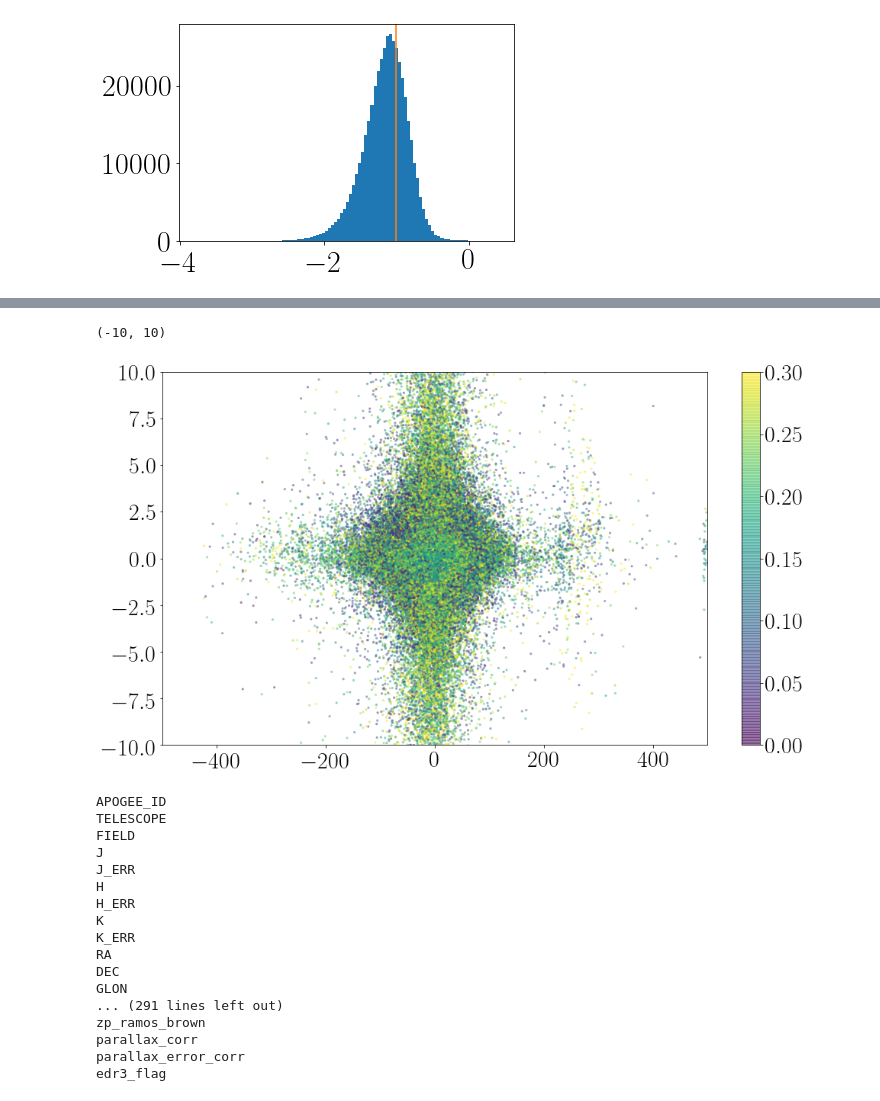
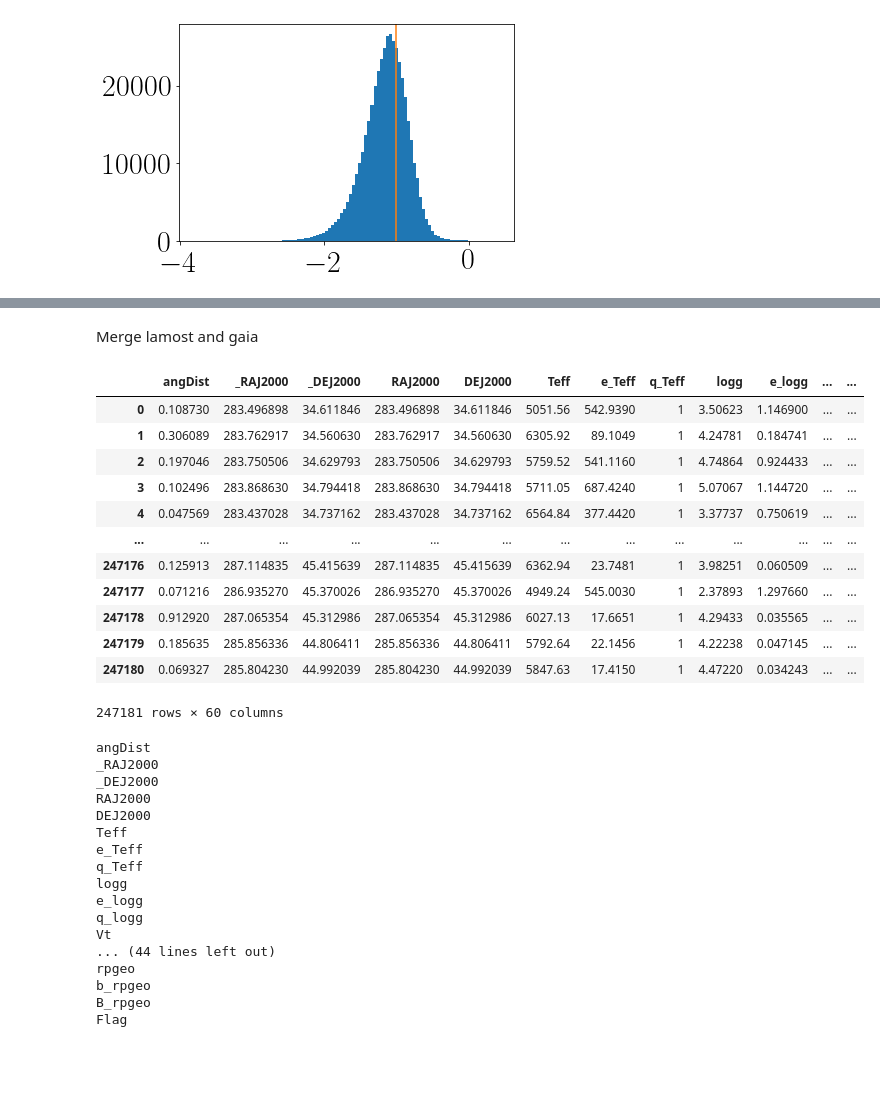
Before and after one commit to RuthAngus/kepler_kinematics, a Jupyter notebook: notebooks/Xmatch_tests.ipynb, the cells around one changed output, grey strips where cells are left out. Drawn from its saved outputs; the diff is of its cells as text; code cells hidden in the pictures; blank space fills up the shorter version.

```diff
--- a/notebooks/Xmatch_tests.ipynb
+++ b/notebooks/Xmatch_tests.ipynb
@@ -207,33 +73,40 @@ plt.xlim(-.5, 5)
-# %%
-plt.figure(figsize=(16, 9))
-# plt.errorbar(apo23.dr2_radial_velocity, apo23.dr2_radial_velocity-apo23.OBSVHELIO_AVG, yerr=apo23.dr2_radial_velocity_error,
-#              fmt="k.", ms=1, alpha=.5)
-plt.scatter(apo23.dr2_radial_velocity, apo23.dr2_radial_velocity-apo23.OBSVHELIO_AVG, c=apo23.angular_distance,
-           vmin=0, vmax=.3, s=10, alpha=.5, edgecolor="none")
-plt.colorbar()
-plt.xlim(-500, 500)
-plt.ylim(-10, 10)
-# %% [output]
-(-10, 10)
-[figure, removed]
+# %% [markdown]
+Merge lamost and gaia
+# %%
+lamost = pd.read_csv("../data/LAMOST-EDR3_distances_1arcsec_Xmatch.csv")
+lamost
+# %% [output]
+|  | angDist | _RAJ2000 | _DEJ2000 | RAJ2000 | DEJ2000 | Teff | e_Teff | q_Teff | logg | e_logg | ... | ... |
+| 0 | 0.108730 | 283.496898 | 34.611846 | 283.496898 | 34.611846 | 5051.56 | 542.9390 | 1 | 3.50623 | 1.146900 | ... | ... |
+| 1 | 0.306089 | 283.762917 | 34.560630 | 283.762917 | 34.560630 | 6305.92 | 89.1049 | 1 | 4.24781 | 0.184741 | ... | ... |
+| 2 | 0.197046 | 283.750506 | 34.629793 | 283.750506 | 34.629793 | 5759.52 | 541.1160 | 1 | 4.74864 | 0.924433 | ... | ... |
+| 3 | 0.102496 | 283.868630 | 34.794418 | 283.868630 | 34.794418 | 5711.05 | 687.4240 | 1 | 5.07067 | 1.144720 | ... | ... |
+| 4 | 0.047569 | 283.437028 | 34.737162 | 283.437028 | 34.737162 | 6564.84 | 377.4420 | 1 | 3.37737 | 0.750619 | ... | ... |
+| ... | ... | ... | ... | ... | ... | ... | ... | ... | ... | ... | ... | ... |
+| 247176 | 0.125913 | 287.114835 | 45.415639 | 287.114835 | 45.415639 | 6362.94 | 23.7481 | 1 | 3.98251 | 0.060509 | ... | ... |
+| 247177 | 0.071216 | 286.935270 | 45.370026 | 286.935270 | 45.370026 | 4949.24 | 545.0030 | 1 | 2.37893 | 1.297660 | ... | ... |
+| 247178 | 0.912920 | 287.065354 | 45.312986 | 287.065354 | 45.312986 | 6027.13 | 17.6651 | 1 | 4.29433 | 0.035565 | ... | ... |
+| 247179 | 0.185635 | 285.856336 | 44.806411 | 285.856336 | 44.806411 | 5792.64 | 22.1456 | 1 | 4.22238 | 0.047145 | ... | ... |
+| 247180 | 0.069327 | 285.804230 | 44.992039 | 285.804230 | 44.992039 | 5847.63 | 17.4150 | 1 | 4.47220 | 0.034243 | ... | ... |
+247181 rows × 60 columns
 # %%
-for k in apo23.keys():
+for k in lamost.keys():
     print(k)
 # %% [output]
-APOGEE_ID
-TELESCOPE
-FIELD
-J
-J_ERR
-H
-H_ERR
-K
-K_ERR
-RA
-DEC
-GLON
-... (291 lines left out)
-zp_ramos_brown
-parallax_corr
-parallax_error_corr
-edr3_flag
+angDist
+_RAJ2000
+_DEJ2000
+RAJ2000
+DEJ2000
+Teff
+e_Teff
+q_Teff
+logg
+e_logg
+q_logg
+Vt
+... (44 lines left out)
+rpgeo
+b_rpgeo
+B_rpgeo
+Flag
```
Also changed, not shown: parts of 19 cells of this notebook, 1 other file.
